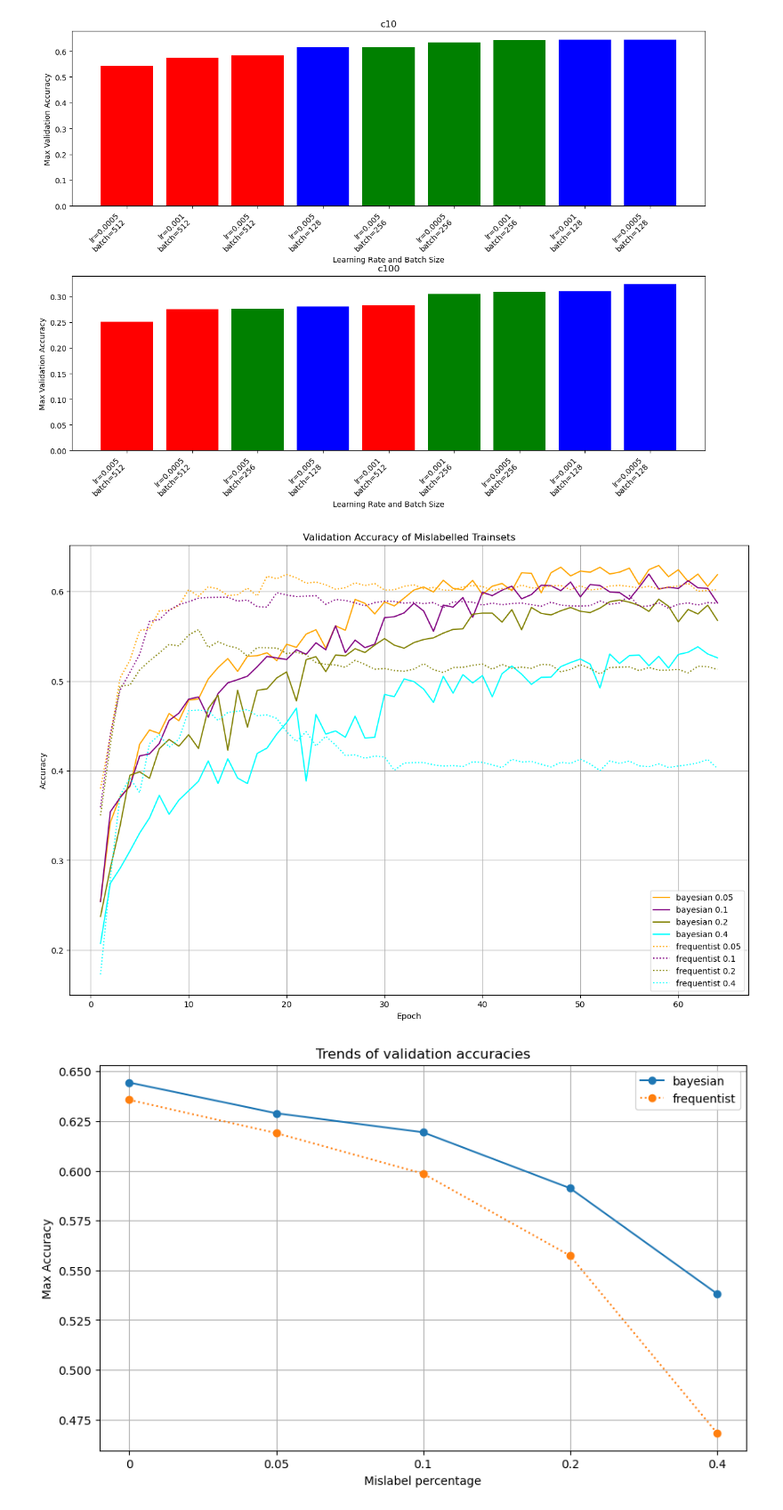
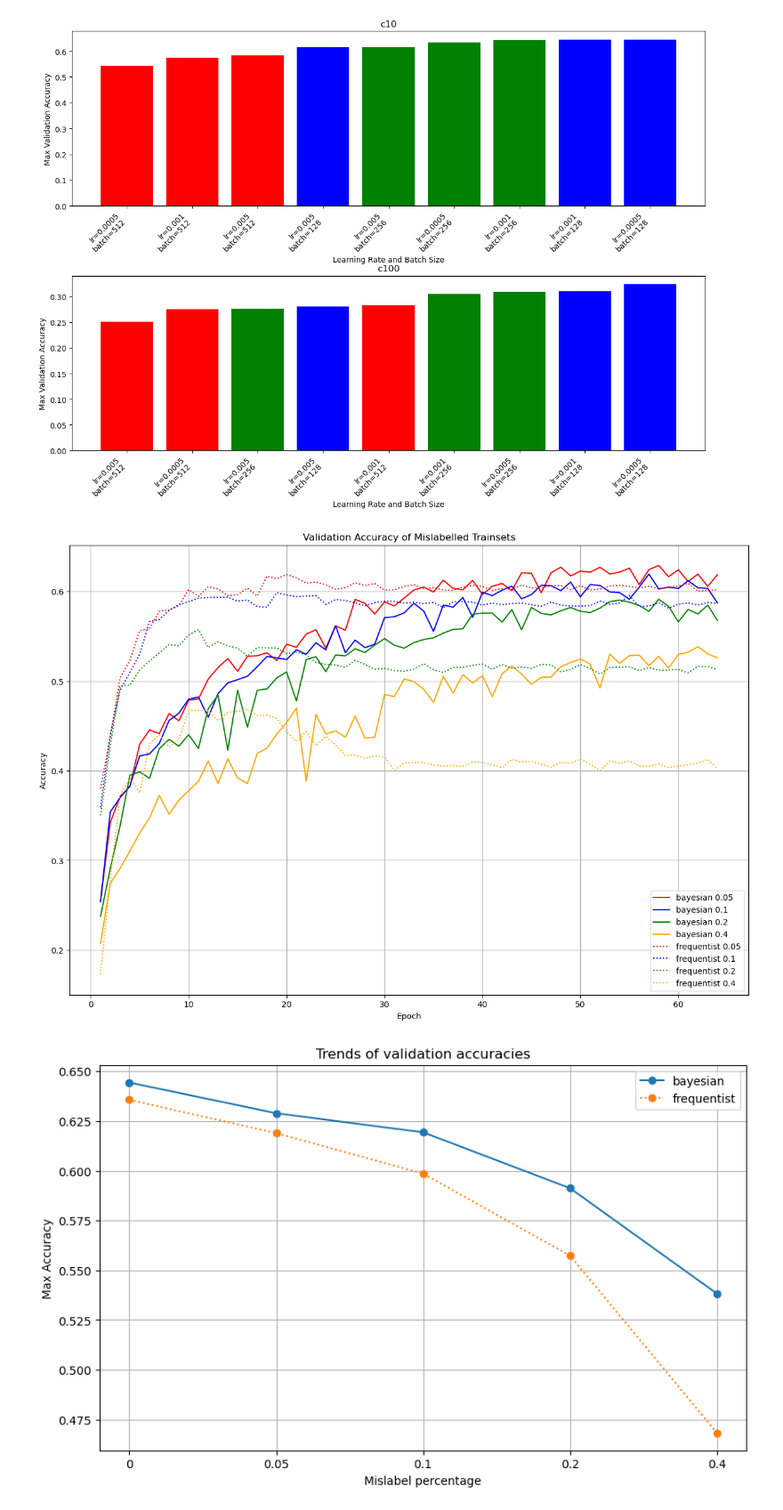
Before and after one commit to Gabrynho/BayesCNNvsFreqCNN, a Jupyter notebook: Plotting.ipynb, the cells around one changed output. Shown at 89% size. Saved outputs shown, nothing was run; the diff lists cells and outputs as text; code cells hidden in the pictures.

```diff
--- a/Plotting.ipynb
+++ b/Plotting.ipynb
@@ -30,8 +30,8 @@ for dataset in datasets:
             # Estrai le metriche e traccia il grafico
             # Usa il dizionario dei colori per selezionare il colore in base alla batch size
             color = colors[batch_size]  # Seleziona il colore dalla mappa
-            ax.plot(data['Epoch'], data['Training Accuracy'], label=f'Batch {batch_size} Training', color=color, linestyle='dashed')
-            ax.plot(data['Epoch'], data['Validation Accuracy'], label=f'Batch {batch_size} Validation', color=color)
+            ax.plot(data['Epoch']+1, data['Training Accuracy'], label=f'Batch {batch_size} Training', color=color, linestyle='dashed')
+            ax.plot(data['Epoch']+1, data['Validation Accuracy'], label=f'Batch {batch_size} Validation', color=color)
 
         # Imposta titolo, etichette e legenda per l'asse corrente
         ax.set_ylim([0, 1])
@@ -45,5 +45,6 @@ for dataset in datasets:
         subplot_counter += 1
 
 # Mostra il grafico
+plt.savefig('tuning.png' , dpi=300)
 plt.show()
 # %% [output]
@@ -102,38 +152,39 @@ plt.show()
 mislabel_perc = ['0.05', '0.1', '0.2', '0.4']
 cnns = ['bayesian', 'frequentist']
 linestyles = {'bayesian': 'solid', 'frequentist': 'dotted'}
-colors = {'0.05': 'orange', '0.1': 'purple', '0.2': 'olive', '0.4': 'cyan'}
+colors = {'0.05': 'red', '0.1': 'blue', '0.2': 'green', '0.4': 'orange'}
 
 # Create a figure
 fig, ax = plt.subplots(figsize=(15, 10))
 
 for cnn in cnns:
     for perc in mislabel_perc:
         # Build the file name
         file_name = f'./mislabel_results/results_{cnn}_mislabel_{perc}.csv'
 
         # Read the data
         data = pd.read_csv(file_name)
         data = data[data['Epoch'] < 64]
 
         # Extract metrics and plot
-        color = colors[perc]  # Select color from the map
+        color = colors[perc]
         linestyle = linestyles[cnn]
         ax.plot(data['Epoch']+1, data['Validation Accuracy'], label=f'{cnn} {perc}', color=color, linestyle=linestyle)
 
 # Set title, labels, and legend
 #ax.set_ylim([0.15, 0.65])
 #ax.set_xlim([-2, 65])
 ax.set_title('Validation Accuracy of Mislabelled Trainsets')
 ax.set_xlabel('Epoch')
 ax.set_ylabel('Accuracy')
 ax.legend()
 ax.grid()
 
 # Show the plot
+plt.savefig('mislabel_plot.png' , dpi=300)
 plt.show()
 # %% [output]
-[figure, old version]
+[figure, new version]
 # %%
 # Create a figure
 fig, ax = plt.subplots(figsize=(10, 6))
```
Also changed, not shown: parts of 3 cells of this notebook, 4 other files.
